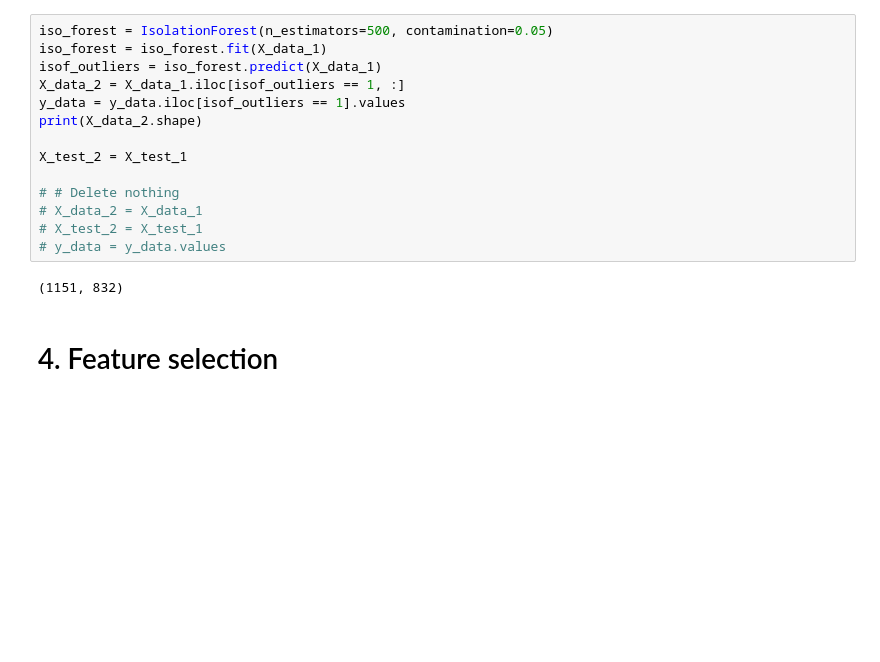
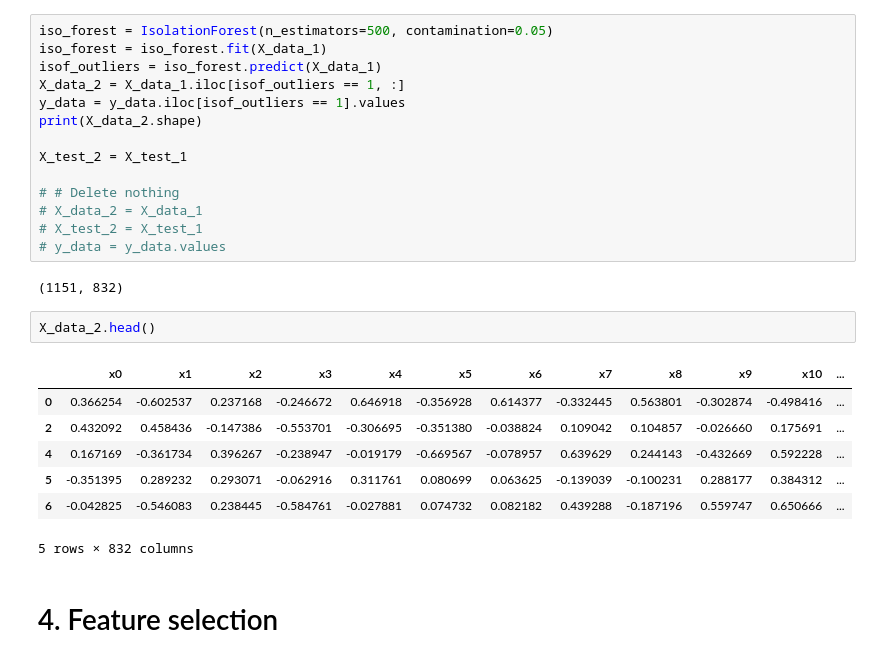
Before and after one commit to TinghuanLiu/AML-2021-Fall, a Jupyter notebook: task1re.ipynb, the cells around one changed output. Cells and saved outputs as stored; diff of their text form; blank space fills up the shorter version.

```diff
--- a/task1re.ipynb
+++ b/task1re.ipynb
@@ -136,5 +131,15 @@ X_test_2 = X_test_1
 # y_data = y_data.values
 # %% [output]
 (1151, 832)
+# %%
+X_data_2.head()
+# %% [output]
+|  | x0 | x1 | x2 | x3 | x4 | x5 | x6 | x7 | x8 | x9 | x10 | ... |
+| 0 | 0.366254 | -0.602537 | 0.237168 | -0.246672 | 0.646918 | -0.356928 | 0.614377 | -0.332445 | 0.563801 | -0.302874 | -0.498416 | ... |
+| 2 | 0.432092 | 0.458436 | -0.147386 | -0.553701 | -0.306695 | -0.351380 | -0.038824 | 0.109042 | 0.104857 | -0.026660 | 0.175691 | ... |
+| 4 | 0.167169 | -0.361734 | 0.396267 | -0.238947 | -0.019179 | -0.669567 | -0.078957 | 0.639629 | 0.244143 | -0.432669 | 0.592228 | ... |
+| 5 | -0.351395 | 0.289232 | 0.293071 | -0.062916 | 0.311761 | 0.080699 | 0.063625 | -0.139039 | -0.100231 | 0.288177 | 0.384312 | ... |
+| 6 | -0.042825 | -0.546083 | 0.238445 | -0.584761 | -0.027881 | 0.074732 | 0.082182 | 0.439288 | -0.187196 | 0.559747 | 0.650666 | ... |
+5 rows × 832 columns
 # %% [markdown]
 # 4. Feature selection
```
Also changed, not shown: parts of 19 cells of this notebook.
